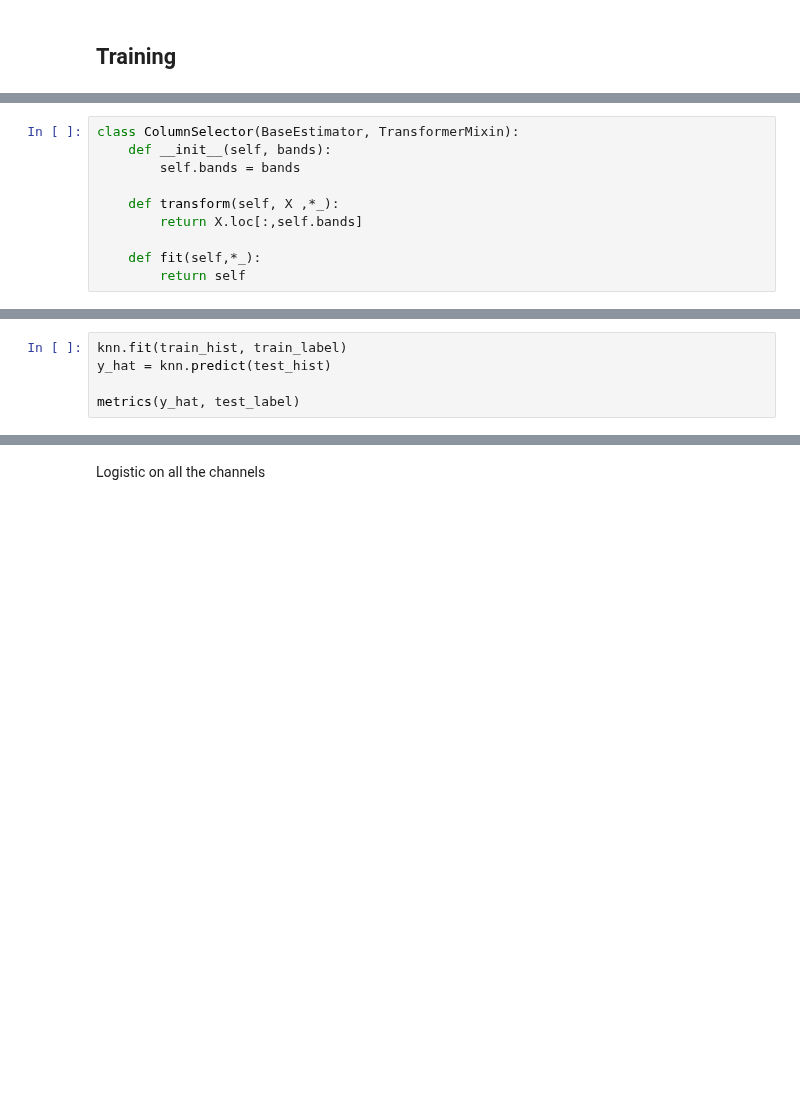
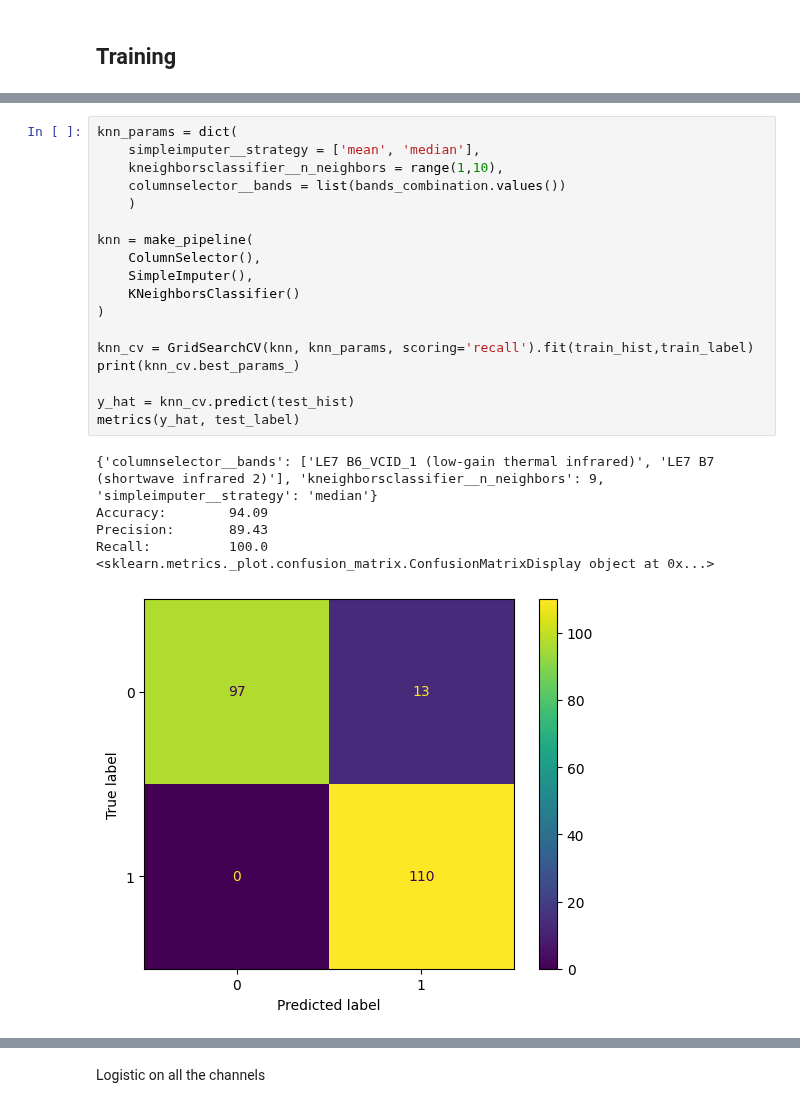
Before and after one commit to jonasbarth/fds-2022-final-project, a Jupyter notebook: hoc.ipynb, the cells around one changed output, grey strips where cells are left out. Drawn from its saved outputs; the diff is of its cells as text; blank space fills up the shorter version.

```diff
--- a/hoc.ipynb
+++ b/hoc.ipynb
@@ -264,13 +282,3 @@ def metrics(y_hat, y):
     print(f'Precision:\t {round(prec*100, 2)}')
     print(f'Recall:\t\t {round(recall*100, 2)}')
     print(ConfusionMatrixDisplay(cm).plot())
-# %%
-class ColumnSelector(BaseEstimator, TransformerMixin):
-    def __init__(self, bands):
-        self.bands = bands
-
-    def transform(self, X ,*_):
-        return X.loc[:,self.bands]
-
-    def fit(self,*_):
-        return self
@@ -302,5 +291,0 @@ knn = make_pipeline(
-# %%
-knn.fit(train_hist, train_label)
-y_hat = knn.predict(test_hist)
-
-metrics(y_hat, test_label)
@@ -354 +313,26 @@ ColumnSelector(bands='LE7 B1 (blue)').transform(train_hist)
+# %%
+knn_params = dict(
+    simpleimputer__strategy = ['mean', 'median'],
+    kneighborsclassifier__n_neighbors = range(1,10),
+    columnselector__bands = list(bands_combination.values())
+    )
+
+knn = make_pipeline(
+    ColumnSelector(),
+    SimpleImputer(),
+    KNeighborsClassifier()
+)
+
+knn_cv = GridSearchCV(knn, knn_params, scoring='recall').fit(train_hist,train_label)
+print(knn_cv.best_params_)
+
+y_hat = knn_cv.predict(test_hist)
+metrics(y_hat, test_label)
+# %% [output]
+{'columnselector__bands': ['LE7 B6_VCID_1 (low-gain thermal infrared)', 'LE7 B7 (shortwave infrared 2)'], 'kneighborsclassifier__n_neighbors': 9, 'simpleimputer__strategy': 'median'}
+Accuracy:        94.09
+Precision:       89.43
+Recall:          100.0
+<sklearn.metrics._plot.confusion_matrix.ConfusionMatrixDisplay object at 0x...>
+[figure, added]
 # %%
```
Also changed, not shown: parts of 17 cells of this notebook, 2 other files.
